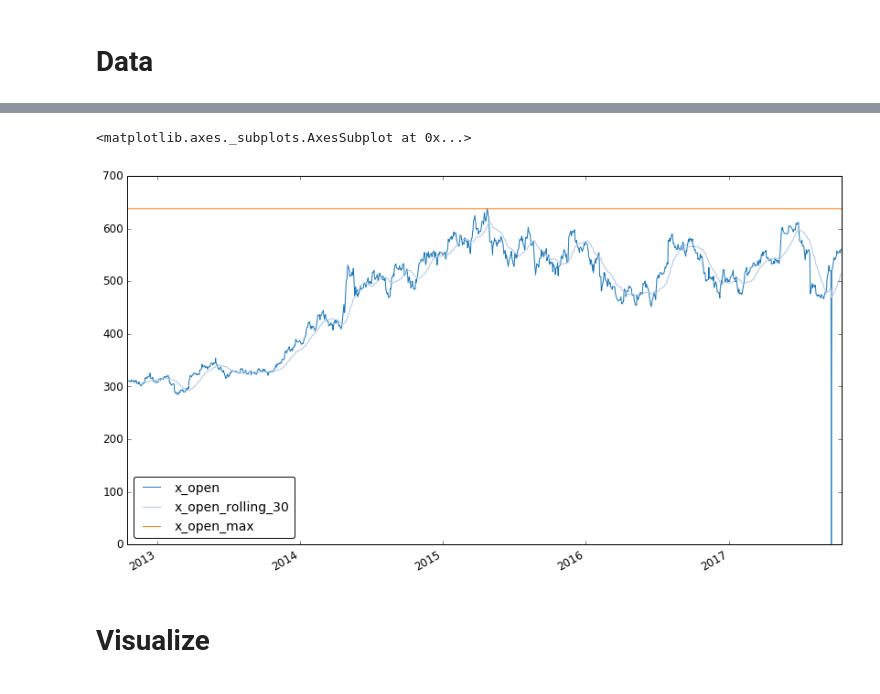
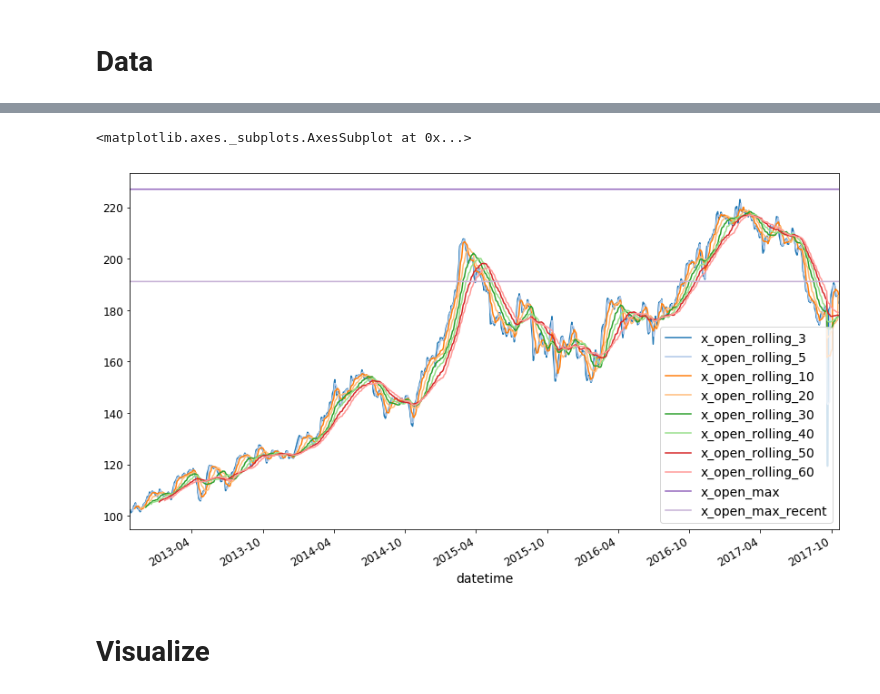
Before and after one commit to Hjartarson/stock-market, a Jupyter notebook: make-prediction-day.ipynb, the cells around one changed output, grey strips where cells are left out. Drawn from its saved outputs; the diff is of its cells as text; code cells hidden in the pictures.

```diff
--- a/make-prediction-day.ipynb
+++ b/make-prediction-day.ipynb
@@ -102,8 +97,17 @@ for stock in stocks:
-# %%
-df_arr[stock][['x_open','x_open_rolling_30','x_open_max']].plot()
-# %% [output]
-<matplotlib.axes._subplots.AxesSubplot at 0x...>
-[figure, removed]
+# %%
+df_arr['SKA-B'][['x_open_rolling_3',
+               'x_open_rolling_5',
+               'x_open_rolling_10',
+               'x_open_rolling_20',
+               'x_open_rolling_30',
+               'x_open_rolling_40',
+               'x_open_rolling_50',
+               'x_open_rolling_60',
+               'x_open_max',
+               'x_open_max_recent']].plot()
+# %% [output]
+<matplotlib.axes._subplots.AxesSubplot at 0x...>
+[figure, added]
 # %%
 for stock in stocks:
     df_arr[stock]['x_volume'] = df_arr[stock]['volume']
```
Also changed, not shown: parts of 10 cells of this notebook, 7 other files.
